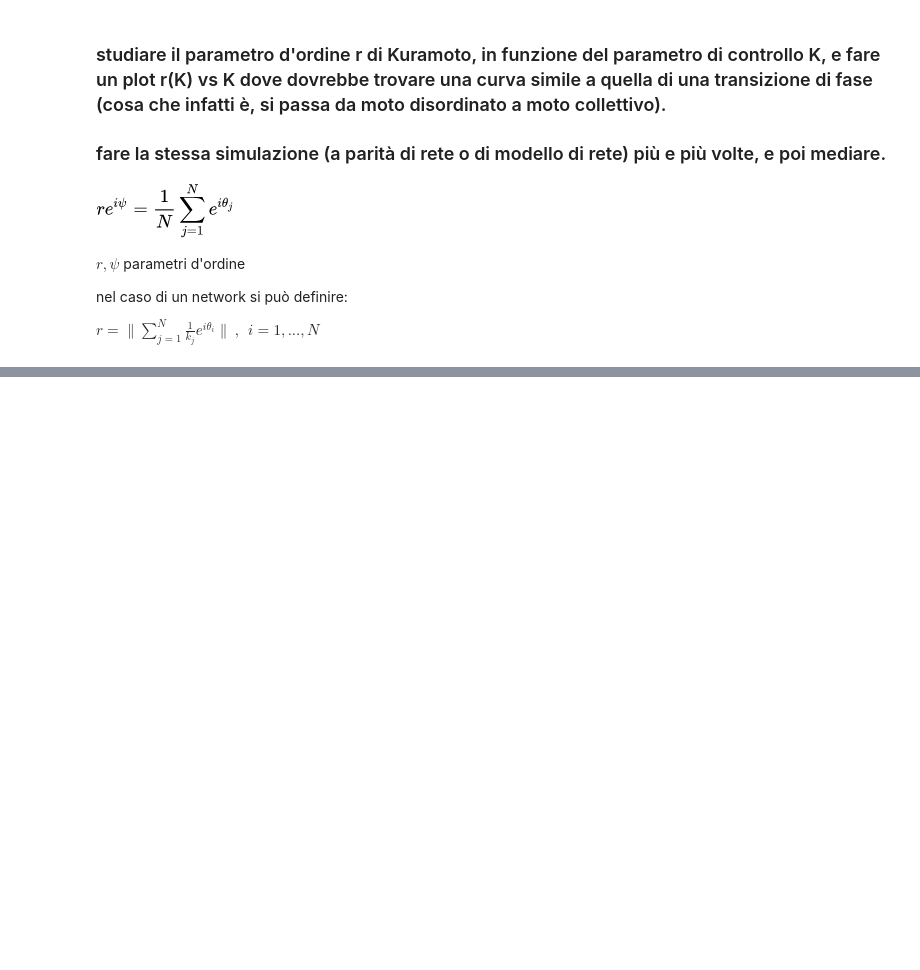
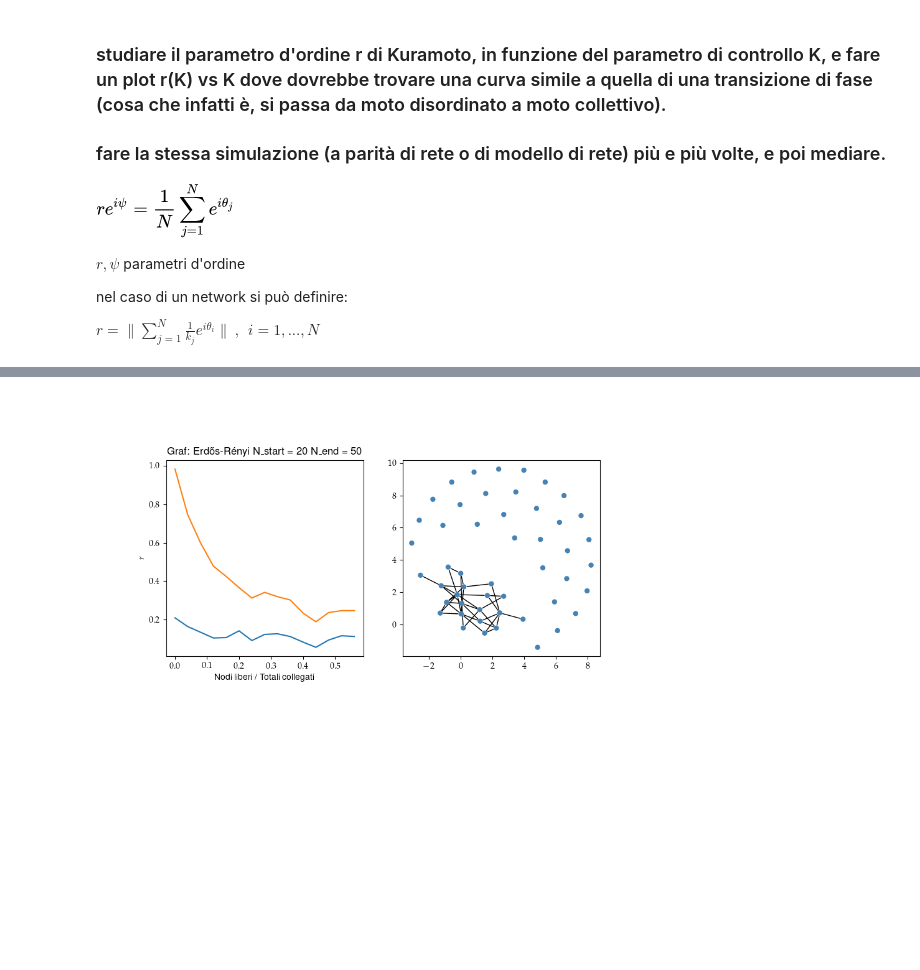
Before and after one commit to rodvals/BSc_thesis, a Jupyter notebook: Kuramoto_on_Graphs.ipynb, the cells around one changed output, grey strips where cells are left out. Saved outputs shown, nothing was run; the diff lists cells and outputs as text; code cells hidden in the pictures; blank space fills up the shorter version.

```diff
--- a/Kuramoto_on_Graphs.ipynb
+++ b/Kuramoto_on_Graphs.ipynb
@@ -217,0 +205,19 @@ def kuramoto_r_mean(_q_0, _omegas, _K,_t_max, _dt, network):
+# %%
+N_atm = 20
+q_0 = np.random.rand(N)*2*np.pi
+omegas = np.random.rand(N)
+
+K_start = 13.7
+K_end = 14.9
+K_step = 0.05
+K_cycle = np.arange(K_start, K_end, K_step)
+
+r_mean_erdos_renyi = []
+print("network: {} , N: {} ".format(len(g_erdos_renyi.vs.indices), N_atm))
+for K in K_cycle:
+    q_temp = copy.deepcopy(q_0[0:N_atm:1])
+    omegas_temp = copy.deepcopy(omegas[0:N_atm:1])
+    r = kuramoto_r_mean(q_temp, omegas_temp, K, t_max, dt, g_erdos_renyi)
+    r_mean_erdos_renyi.append(r)
+    print(r_mean_erdos_renyi)
+    print(K_cycle)
@@ -340,0 +353,2 @@ fig_plot_r_barabasi_albert.show()
+# %%
+g_erdos_renyi.add_vertex()
@@ -340,0 +360,11 @@ fig_plot_r_barabasi_albert.show()
+# %%
+fig_plot_r = plt.figure(figsize = (9, 9) )
+axs_plot_r= [fig_plot_r.add_subplot(2,2,1), fig_plot_r.add_subplot(2,2,2)]
+axs_plot_r[0].clear()
+axs_plot_r[0].plot( (N_cycle[::] - N_start) / N_end, r_min_erdos_renyi)
+axs_plot_r[1].clear()
+axs_plot_r[0].plot((N_cycle[::] - N_start)/ N_end, r_max_erdos_renyi)
+axs_plot_r[0].set(ylabel="$r$", xlabel=r"Nodi liberi / Totali collegati", title="Graf: {} N_start = {} N_end = {}".format(name_graph[1], N_start, N_end))
+ig.plot(g_erdos_renyi, target = axs_plot_r[1])
+# %% [output]
+[figure, added]
```
Also changed, not shown: parts of 17 cells of this notebook.
